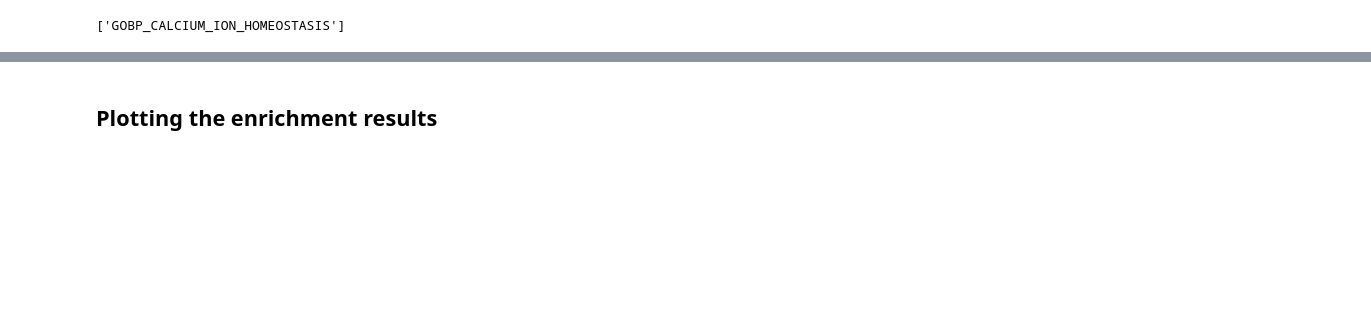
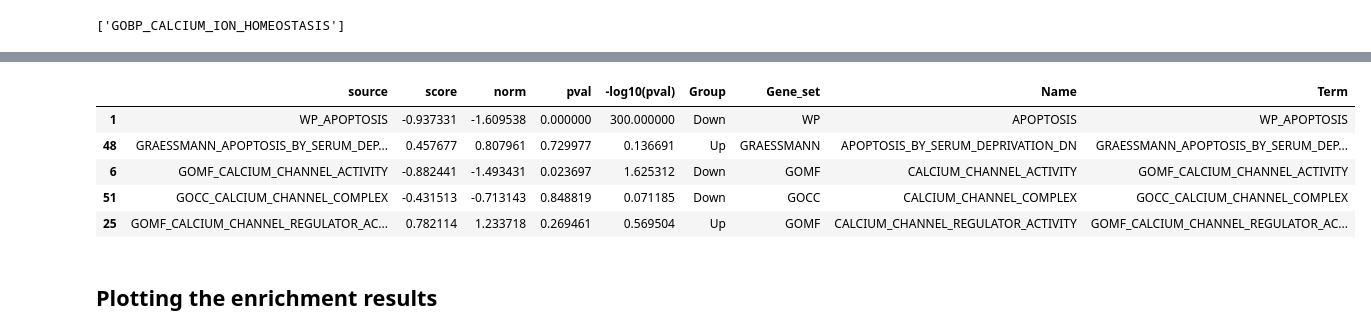
Before and after one commit to akanksha-sachan/TA_muscle_ageing, a Jupyter notebook: py_scripts/DEG_related/pathway_analysis.ipynb, the cells around one changed output, grey strips where cells are left out. Cells and saved outputs as stored; diff of their text form; code cells hidden in the pictures; blank space fills up the shorter version.

```diff
--- a/py_scripts/DEG_related/pathway_analysis.ipynb
+++ b/py_scripts/DEG_related/pathway_analysis.ipynb
@@ -224,3 +158,24 @@ display(keyword_top_pathways)
+# %%
+# First prepare your data
+# gsea_results = gsea_results[~gsea_results.index.str.startswith('WP')]
+gsea_results['-log10(pval)'] = -np.log10(gsea_results['pval'].replace(0, 1e-300))
+gsea_results['Group'] = gsea_results['score'].apply(lambda x: 'Up' if x > 0 else 'Down')
+# Create a copy with reset index to get the pathway names as a column
+plot_df = gsea_results.reset_index().copy()
+plot_df[['Gene_set', 'Name']] = plot_df['source'].str.extract(r'(GOBP|REACTOME|KEGG|HALLMARK|GOMF|GOCC|GRAESSMANN|WP)_(.+)')
+plot_df['Name'] = plot_df['Name'].apply(lambda x: '_'.join(x.split('_')[:6]))
+plot_df = plot_df.loc[plot_df.groupby('Name')['-log10(pval)'].idxmax()]
+# copy source column to a new column called 'Term'
+plot_df['Term'] = plot_df['source']
+plot_df['Term'] = plot_df['Term'].apply(lambda x: '_'.join(x.split('_')[:6]))
+display(plot_df.head())
+# %% [output]
+|  | source | score | norm | pval | -log10(pval) | Group | Gene_set | Name | Term |
+| 1 | WP_APOPTOSIS | -0.937331 | -1.609538 | 0.000000 | 300.000000 | Down | WP | APOPTOSIS | WP_APOPTOSIS |
+| 48 | GRAESSMANN_APOPTOSIS_BY_SERUM_DEP... | 0.457677 | 0.807961 | 0.729977 | 0.136691 | Up | GRAESSMANN | APOPTOSIS_BY_SERUM_DEPRIVATION_DN | GRAESSMANN_APOPTOSIS_BY_SERUM_DEP... |
+| 6 | GOMF_CALCIUM_CHANNEL_ACTIVITY | -0.882441 | -1.493431 | 0.023697 | 1.625312 | Down | GOMF | CALCIUM_CHANNEL_ACTIVITY | GOMF_CALCIUM_CHANNEL_ACTIVITY |
+| 51 | GOCC_CALCIUM_CHANNEL_COMPLEX | -0.431513 | -0.713143 | 0.848819 | 0.071185 | Down | GOCC | CALCIUM_CHANNEL_COMPLEX | GOCC_CALCIUM_CHANNEL_COMPLEX |
+| 25 | GOMF_CALCIUM_CHANNEL_REGULATOR_AC... | 0.782114 | 1.233718 | 0.269461 | 0.569504 | Up | GOMF | CALCIUM_CHANNEL_REGULATOR_ACTIVITY | GOMF_CALCIUM_CHANNEL_REGULATOR_AC... |
 # %% [markdown]
 ## Plotting the enrichment results
 # %%
```
Also changed, not shown: parts of 6 cells of this notebook.
